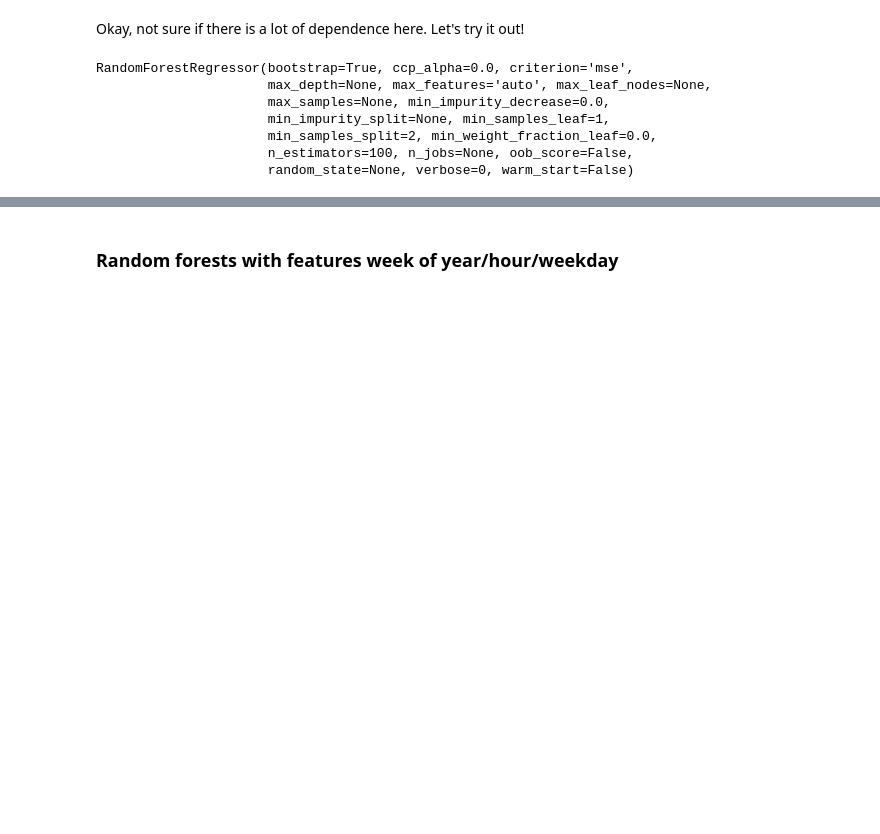
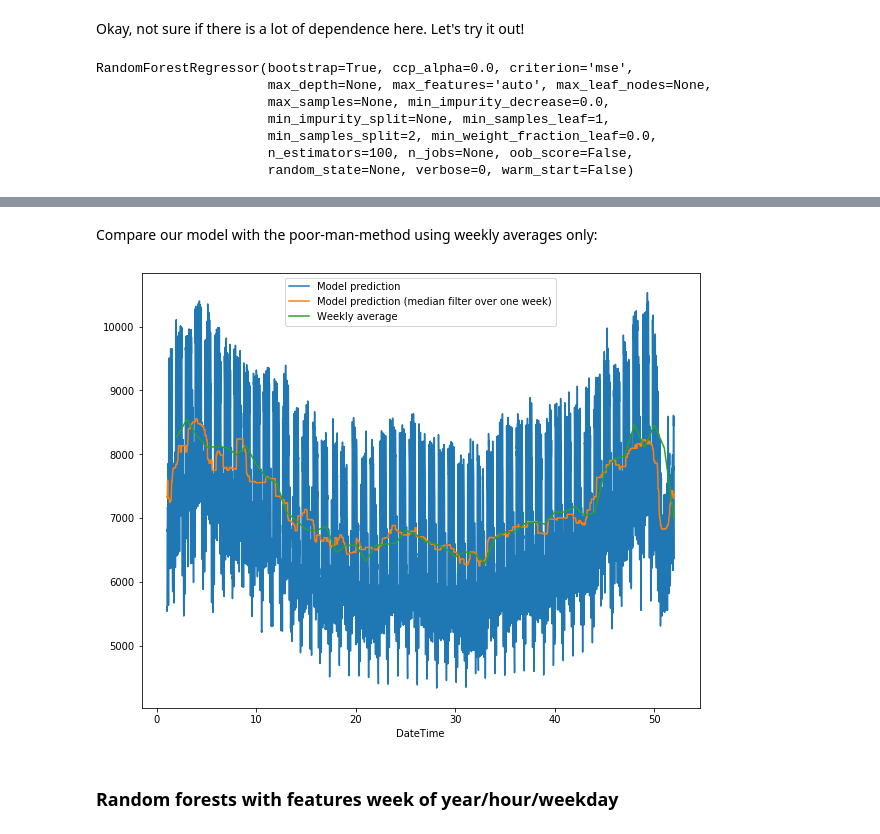
Before and after one commit to inwe-boku/lecture-scientific-computing, a Jupyter notebook: lecture08-xarray/predict-power-from-temperature.ipynb, the cells around one changed output, grey strips where cells are left out. Cells and saved outputs as stored; diff of their text form; code cells hidden in the pictures; blank space fills up the shorter version.

```diff
--- a/lecture08-xarray/predict-power-from-temperature.ipynb
+++ b/lecture08-xarray/predict-power-from-temperature.ipynb
@@ -182,3 +184,15 @@ forest.score(X_test, Y_test)
+# %%
+Y_predict = forest.predict(X_test)
+# %% [markdown]
+Compare our model with the poor-man-method using weekly averages only:
+# %%
+plt.plot(np.linspace(1, 52, num=8760), Y_predict, label='Model prediction')
+plt.plot(np.linspace(1, 52, num=8760), median_filter(Y_predict, size=7*24), label='Model prediction (median filter over one week)')
+power_train.groupby(power_train.index.week).mean()[1:-1].plot.line(label='Weekly average')
+
+plt.legend();
+# %% [output]
+[figure, added]
 # %% [markdown]
 ### Random forests with features week of year/hour/weekday
 # %%
```
Also changed, not shown: parts of 11 cells of this notebook.
